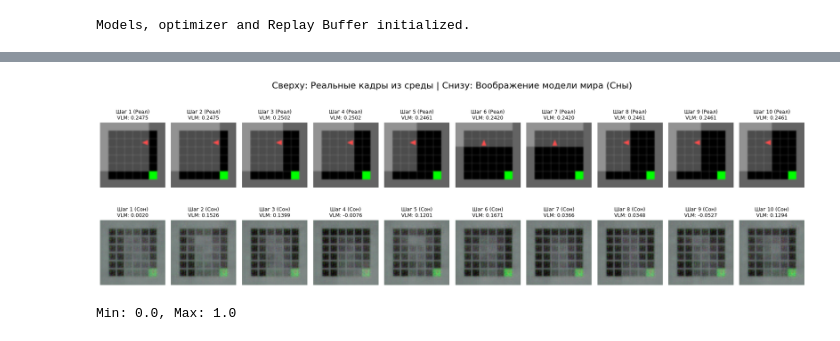
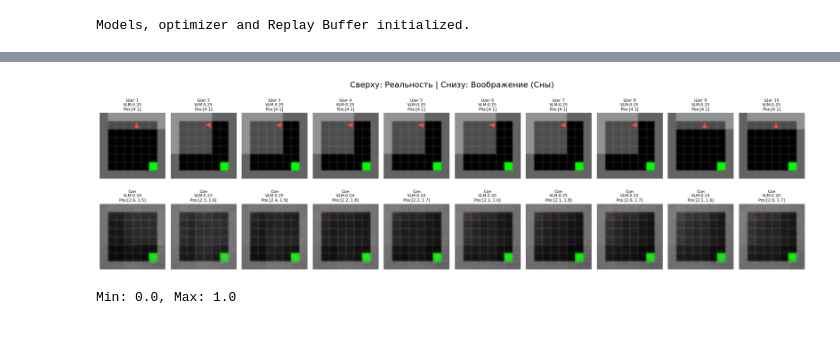
Before and after one commit to mag7231/world-model-and-VLM-based-scorer, a Jupyter notebook: tagent.ipynb, the cells around one changed output, grey strips where cells are left out. Cells and saved outputs as stored; diff of their text form; code cells hidden in the pictures.

Commit message:
add 16x16 latent implementation and position head

```diff
--- a/tagent.ipynb
+++ b/tagent.ipynb
@@ -458,7 +576,7 @@ def train_world_model_step(encoder, decoder, rssm, vlm_model, batch_frames, batc
 # Она берет скрытое состояние (h и z) и предсказывает награду.
 # Обычно это простая многослойная перцептронная сеть (MLP).
 class VLMScoreModel(nn.Module):
-    def __init__(self, h_dim=128, z_dim=32, hidden_size=256):
+    def __init__(self, h_dim=128, z_dim=256, hidden_size=256):
         super().__init__()
         self.net = nn.Sequential(
             nn.Linear(h_dim + z_dim, hidden_size),
@@ -673,18 +789,21 @@ def collect_episode(env, policy_type, max_steps=50):
 device = torch.device("cuda" if torch.cuda.is_available() else "cpu")
 
 encoder = Encoder().to(device)
+# decoder = Decoder().to(device)
 decoder = Decoder().to(device)
 rssm = RSSM().to(device)
 vlm_model = VLMScoreModel().to(device)
+pos_head = AgentPosHead().to(device)
 
-replay_buffer = SequenceReplayBuffer(capacity=500)
+# replay_buffer = SequenceReplayBuffer(capacity=500)
 
 # Общий оптимизатор для всей связки сетей
 all_parameters = (
     list(encoder.parameters()) +
     list(decoder.parameters()) +
     list(rssm.parameters()) +
-    list(vlm_model.parameters())
+    list(vlm_model.parameters()) +
+    list(pos_head.parameters())
 )
 
 optimizer = torch.optim.Adam(all_parameters, lr=1e-4)
@@ -831,62 +987,67 @@ import matplotlib.pyplot as plt
 import numpy as np
 import torch
 
-# 1. Сэмплируем ОДНУ траекторию (ОБНОВЛЕНО: распаковываем 3 значения)
-batch_frames, batch_actions, batch_vlm_scores = replay_buffer.sample_batch(batch_size=1, seq_len=10)
+# 1. Сэмплируем траекторию (теперь распаковываем 4 значения: добавился batch_pos)
+batch_frames, batch_actions, batch_vlm_scores, batch_pos = replay_buffer.sample_batch(batch_size=1, seq_len=10)
 
-batch_frames = batch_frames.to(device)         # [1, 11, 3, 64, 64]
-batch_actions = batch_actions.to(device)       # [1, 10, Action_Dim]
+batch_frames = batch_frames.to(device)        # [1, 11, 3, 64, 64]
+batch_actions = batch_actions.to(device)      # [1, 10, Action_Dim]
 batch_vlm_scores = batch_vlm_scores.to(device) # [1, 11, 1]
+batch_pos = batch_pos.to(device)               # [1, 11, 2]
 
 # 2. Инициализируем модель мира
 h, z = rssm.init_state(batch_size=1, device=device)
 
-# Первый шаг делаем через реальный кадр для «затравки» контекста
+# Первый шаг для контекста
 embed = encoder(batch_frames[:, 0])
-zero_action = torch.zeros_like(batch_actions[:, 0]) # Нулевое действие для старта
-h, z, _, _ = rssm.observe_step(h, z, zero_action, embed)
+zero_action = torch.zeros_like(batch_actions[:, 0])
+h, z, _ = rssm.observe_step(h, z, zero_action, embed)
 
 imagined_frames = []
 imagined_vlm_scores = []
+imagined_pos = [] # Список для хранения координат из "сна"
 
-# Отправляем модель в полностью автономный полет (воображение на 10 шагов вперед)
+# Автономный полет
+# Создаем фиктивные skip-фичи для воображения, где нет реального изображения
+
 with torch.no_grad():
     for t in range(10):
-        # Шаг воображения (ТОЛЬКО на основе предыдущего состояния и действия)
-        h, z, _, _ = rssm.imagine_step(h, z, batch_actions[:, t])
+        h, z, _ = rssm.imagine_step(h, z, batch_actions[:, t])
 
-        # Декодируем картинку из воображаемого состояния
-        pred_frame = decoder(h, z) # [1, 3, 64, 64]
+        # Декодируем картинку
+        pred_frame = decoder(h, z)
         imagined_frames.append(pred_frame.squeeze(0).cpu().permute(1, 2, 0).numpy())
 
-        # Собираем фичи для VLMScoreModel
+        # VLM оценка
         pred_vlm = vlm_model(h, z)
         imagined_vlm_scores.append(pred_vlm.item())
 
-# 3. Отрисовка результатов
-fig, axes = plt.subplots(2, 10, figsize=(18, 6))
-fig.suptitle("Сверху: Реальные кадры из среды | Снизу: Воображение модели мира (Сны)", fontsize=16)
+        # Предсказание позиции через голову (умножаем на 6.0 для денормализации)
+        pred_pos = pos_head(h)
+        imagined_pos.append(pred_pos.squeeze(0).cpu().numpy() * 6.0)
+
+# 3. Отрисовка
+fig, axes = plt.subplots(2, 10, figsize=(20, 6))
+fig.suptitle("Сверху: Реальность | Снизу: Воображение (Сны)", fontsize=16)
 
 for i in range(10):
-    # --- Верхний ряд: Реальность ---
-    real_img = batch_frames[0, i+1].cpu().permute(1, 2, 0).numpy()
-    real_img = np.clip(real_img, 0.0, 1.0) # Защита от артефактов рендеринга
+    # --- Реальность ---
+    real_img = np.clip(batch_frames[0, i+1].cpu().permute(1, 2, 0).numpy(), 0.0, 1.0)
+    real_p = batch_pos[0, i+1].cpu().numpy() # [x, y]
+
     axes[0, i].imshow(real_img)
+    axes[0, i].set_title(f"Шаг {i+1}\nVLM:{batch_vlm_scores[0,i+1].item():.2f}\nPos:{real_p.astype(int)}", fontsize=8)
     axes[0, i].axis('off')
 
-    real_score = batch_vlm_scores[0, i+1].item()
-    axes[0, i].set_title(f"Шаг {i+1} (Реал)\nVLM: {real_score:.4f}", fontsize=9)
+    # --- Сон ---
+    imag_img = np.clip(imagined_frames[i], 0.0, 1.0)
+    imag_p = imagined_pos[i]
 
-    # --- Нижний ряд: Воображение модели ---
-    imag_img = imagined_frames[i]
-    imag_img = np.clip(imag_img, 0.0, 1.0) # Ограничиваем тензор в рамки [0, 1] для корректного imshow
     axes[1, i].imshow(imag_img)
+    axes[1, i].set_title(f"Сон\nVLM:{imagined_vlm_scores[i]:.2f}\nPos:[{imag_p[0]:.1f}, {imag_p[1]:.1f}]", fontsize=8)
     axes[1, i].axis('off')
-
-    imag_score = imagined_vlm_scores[i]
-    axes[1, i].set_title(f"Шаг {i+1} (Сон)\nVLM: {imag_score:.4f}", fontsize=9)
 
 plt.tight_layout()
 plt.show()
 # %% [output]
-[figure, old version]
+[figure, new version]
```
Also changed, not shown: parts of 12 cells of this notebook.
